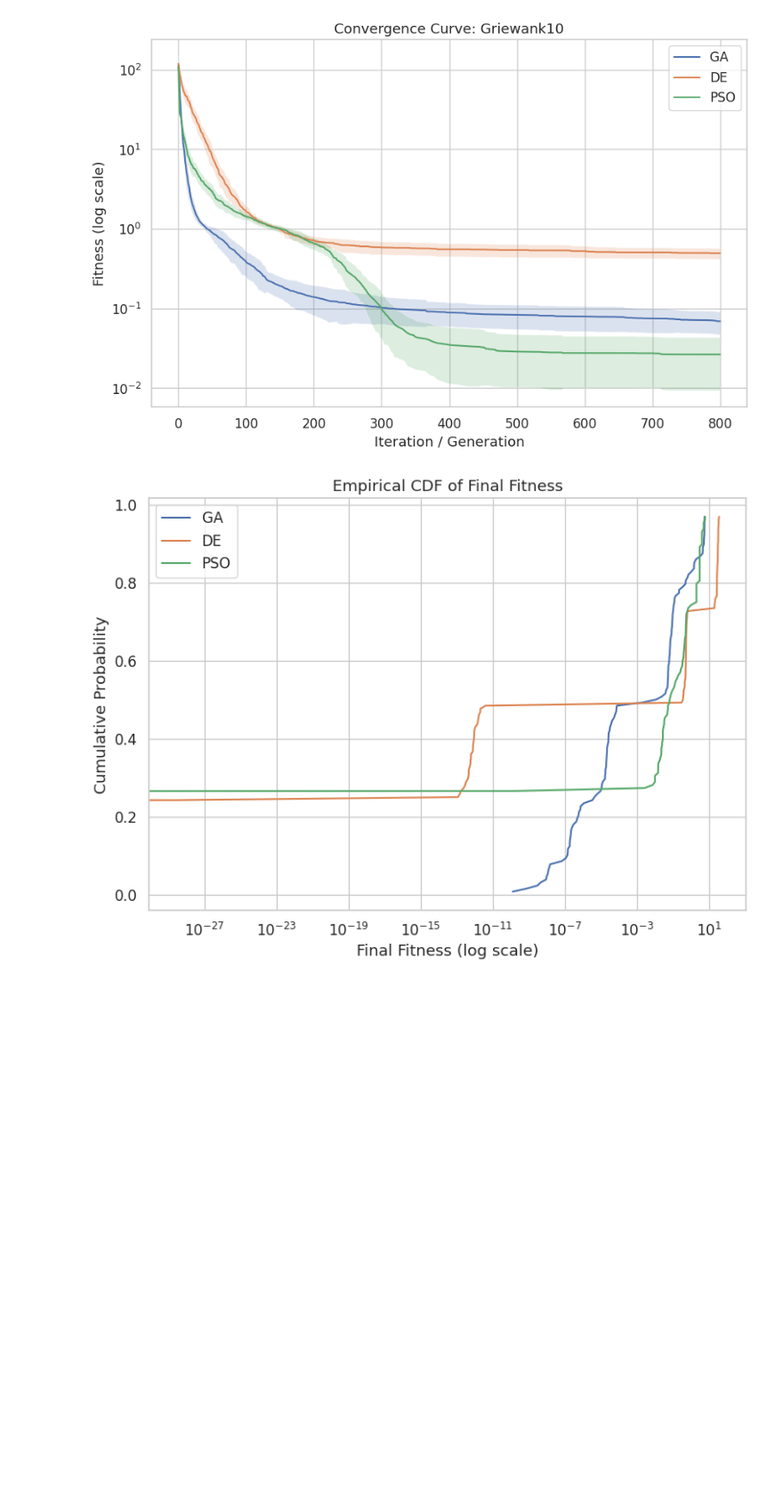
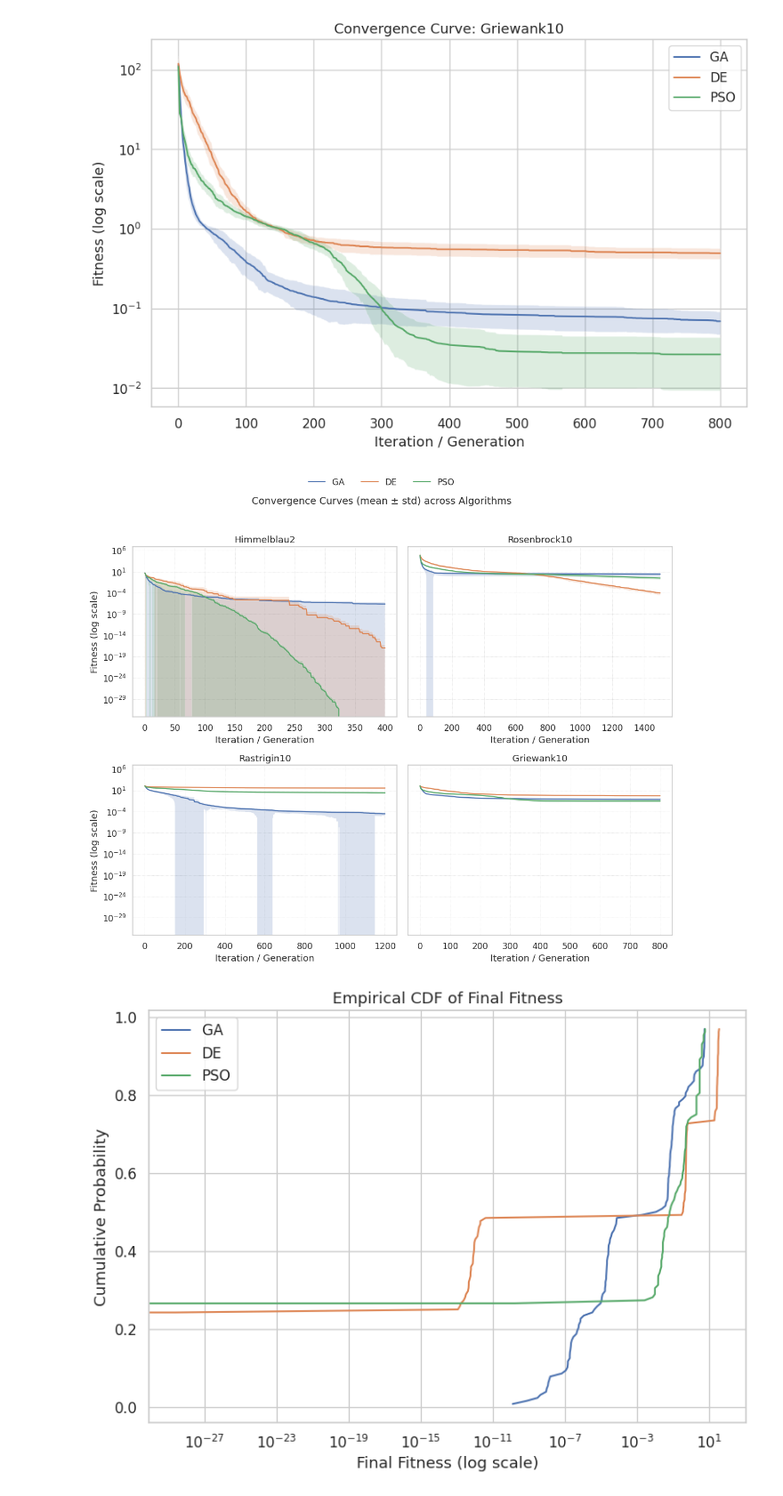
Before and after one commit to raqcoss/EvoComputing, a Jupyter notebook: HW3.ipynb, the cells around one changed output. Shown at 89% size. Cells and saved outputs as stored; diff of their text form; code cells hidden in the pictures; blank space fills up the shorter version.

```diff
--- a/HW3.ipynb
+++ b/HW3.ipynb
@@ -194,7 +194,7 @@ def polynomial_mutation(x, bounds, eta_m=20.0, pm=None, rng=None):
         y[i] = min(max(xi, lo), hi)
     return y
 
-class GeneticAlgorithm:
+class Geneticalgorithm:
     def __init__(self, fitness, bounds, pop_size=50, generations=1000,
                  pc=0.9, pm=None, eta_c=15.0, eta_m=20.0, tournament_k=3, elite_fraction=0.02, seed=None):
         self.fitness = fitness
@@ -684,14 +684,14 @@ for problem_key in REGISTRY.keys():
         U, p = mann_whitney_u(x, y)
         rows.append({
             "problem": problem_key,
-            "algo_A": a,
-            "algo_B": b,
+            "algorithm_A": a,
+            "algorithm_B": b,
             "U": float(U),
             "p_value": float(p)
         })
 
 if rows:
-    pairwise_df = pd.DataFrame(rows, columns=["problem", "algo_A", "algo_B", "U", "p_value"])
+    pairwise_df = pd.DataFrame(rows, columns=["problem", "algorithm_A", "algorithm_B", "U", "p_value"])
     pairwise_df.to_csv(pairwise_path, index=False)
 else:
-    print("No pairwise comparisons were produced (missing per-algo CSVs).")
+    print("No pairwise comparisons were produced (missing per-algorithm CSVs).")
@@ -850,8 +890,8 @@ plt.show()
 if "all_histories" in globals():
     for problem_key in df_all["problem"].unique():
         plt.figure(figsize=(9, 6))
-        for algo in ["GA", "DE", "PSO"]:
-            combo_key = f"{problem_key}_{algo}"
+        for algorithm in ["GA", "DE", "PSO"]:
+            combo_key = f"{problem_key}_{algorithm}"
             if combo_key not in all_histories:
                 continue
             runs = all_histories[combo_key]
@@ -862,7 +902,7 @@ if "all_histories" in globals():
             mean_curve = np.nanmean(arr, axis=0)
             std_curve = np.nanstd(arr, axis=0)
             x = np.arange(len(mean_curve))
-            plt.plot(x, mean_curve, label=algo)
+            plt.plot(x, mean_curve, label=algorithm)
             plt.fill_between(x, mean_curve - std_curve, mean_curve + std_curve, alpha=0.2)
         plt.yscale("log")
         plt.title(f"Convergence Curve: {problem_key}")
@@ -872,12 +912,63 @@ if "all_histories" in globals():
         plt.tight_layout()
         plt.show()
 else:
-    print("⚠️ 'all_histories' not found in memory. Convergence plots skipped. Rerun main loop in same session to include them.")
+    print("'all_histories' not found in memory. Convergence plots skipped. Rerun main loop in same session to include them.")
 # %% [output]
 [figure]
 [figure]
 [figure]
 [figure]
+# %%
+# ## 3. Convergence curves (mean ± std) in 2×2 grid with dashed threshold line
+
+if "all_histories" in globals():
+    problems = list(df_all["problem"].unique())
+    n_problems = len(problems)
+    ncols = 2
+    nrows = int(np.ceil(n_problems / ncols))
+
+    fig, axes = plt.subplots(nrows, ncols, figsize=(12, 10), sharey=True)
+    axes = axes.flatten()
+
+    threshold = 1e-6  # Convergence threshold for dashed line
+
+    for i, problem_key in enumerate(problems):
+        ax = axes[i]
+        for algorithm in ["GA", "DE", "PSO"]:
+            combo_key = f"{problem_key}_{algorithm}"
+            if combo_key not in all_histories:
+                continue
+            runs = all_histories[combo_key]
+            max_len = max(len(h) for h in runs)
+            arr = np.full((len(runs), max_len), np.nan)
+            for j, h in enumerate(runs):
+                arr[j, :len(h)] = h
+            mean_curve = np.nanmean(arr, axis=0)
+            std_curve = np.nanstd(arr, axis=0)
+            x = np.arange(len(mean_curve))
+            ax.plot(x, mean_curve, label=algorithm)
+            ax.fill_between(x, mean_curve - std_curve, mean_curve + std_curve, alpha=0.2)
+        ax.set_yscale("log")
+        ax.set_title(problem_key)
+        ax.set_xlabel("Iteration / Generation")
+        if i % ncols == 0:
+            ax.set_ylabel("Fitness (log scale)")
+        ax.grid(True, which="both", linestyle=":", linewidth=0.5)
+
+    # Remove unused subplots if problems < 4
+    for j in range(i + 1, len(axes)):
+        fig.delaxes(axes[j])
+
+    handles, labels = axes[0].get_legend_handles_labels()
+    fig.legend(handles, labels, loc="upper center", ncol=3, frameon=False)
+    fig.suptitle("Convergence Curves (mean ± std) across Algorithms", fontsize=14, y=0.95)
+    plt.tight_layout(rect=[0, 0, 1, 0.93])
+    plt.show()
+
+else:
+    print("'all_histories' not found in memory. Convergence plots skipped. Rerun main loop in same session to include them.")
+# %% [output]
+[figure, added]
 # %%
 # ---------------------------
 # 4. ECDF of final fitness
```
Also changed, not shown: parts of 8 cells of this notebook, 5 other files.
